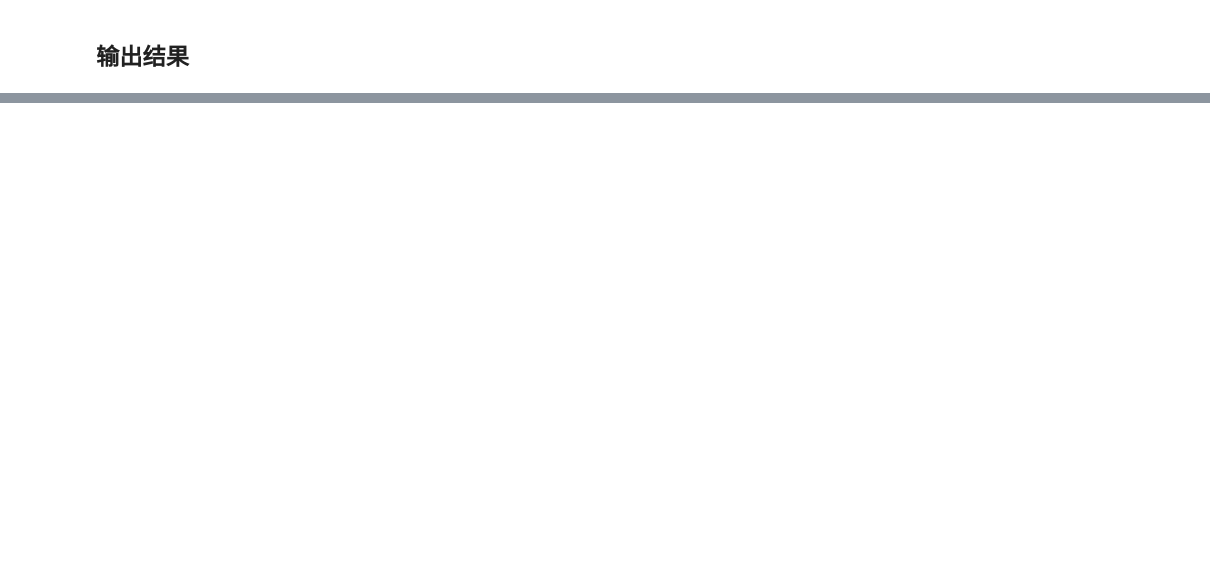
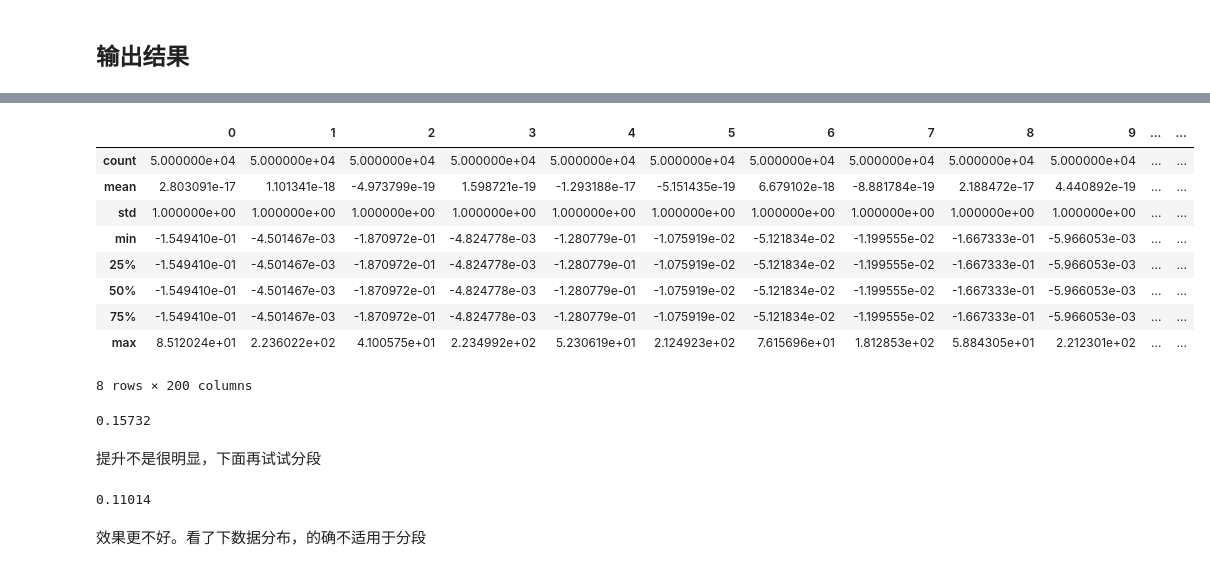
Before and after one commit to miangangzhen/YiGuanCompetition, a Jupyter notebook: Main.ipynb, the cells around one changed output, grey strips where cells are left out. Saved outputs shown, nothing was run; the diff lists cells and outputs as text; code cells hidden in the pictures; blank space fills up the shorter version.

```diff
--- a/Main.ipynb
+++ b/Main.ipynb
@@ -267,0 +303,25 @@ with open("result.csv", "w", encoding="utf-8") as f:
+# %%
+train_df[columns].describe()
+# %% [output]
+|  | 0 | 1 | 2 | 3 | 4 | 5 | 6 | 7 | 8 | 9 | ... | ... |
+| count | 5.000000e+04 | 5.000000e+04 | 5.000000e+04 | 5.000000e+04 | 5.000000e+04 | 5.000000e+04 | 5.000000e+04 | 5.000000e+04 | 5.000000e+04 | 5.000000e+04 | ... | ... |
+| mean | 2.803091e-17 | 1.101341e-18 | -4.973799e-19 | 1.598721e-19 | -1.293188e-17 | -5.151435e-19 | 6.679102e-18 | -8.881784e-19 | 2.188472e-17 | 4.440892e-19 | ... | ... |
+| std | 1.000000e+00 | 1.000000e+00 | 1.000000e+00 | 1.000000e+00 | 1.000000e+00 | 1.000000e+00 | 1.000000e+00 | 1.000000e+00 | 1.000000e+00 | 1.000000e+00 | ... | ... |
+| min | -1.549410e-01 | -4.501467e-03 | -1.870972e-01 | -4.824778e-03 | -1.280779e-01 | -1.075919e-02 | -5.121834e-02 | -1.199555e-02 | -1.667333e-01 | -5.966053e-03 | ... | ... |
+| 25% | -1.549410e-01 | -4.501467e-03 | -1.870972e-01 | -4.824778e-03 | -1.280779e-01 | -1.075919e-02 | -5.121834e-02 | -1.199555e-02 | -1.667333e-01 | -5.966053e-03 | ... | ... |
+| 50% | -1.549410e-01 | -4.501467e-03 | -1.870972e-01 | -4.824778e-03 | -1.280779e-01 | -1.075919e-02 | -5.121834e-02 | -1.199555e-02 | -1.667333e-01 | -5.966053e-03 | ... | ... |
+| 75% | -1.549410e-01 | -4.501467e-03 | -1.870972e-01 | -4.824778e-03 | -1.280779e-01 | -1.075919e-02 | -5.121834e-02 | -1.199555e-02 | -1.667333e-01 | -5.966053e-03 | ... | ... |
+| max | 8.512024e+01 | 2.236022e+02 | 4.100575e+01 | 2.234992e+02 | 5.230619e+01 | 2.124923e+02 | 7.615696e+01 | 1.812853e+02 | 5.884305e+01 | 2.212301e+02 | ... | ... |
+8 rows × 200 columns
+# %%
+y_gender = train_df["gender"]
+y_age = train_df["age"]
+train_df.drop(["gender", "age"], axis=1,inplace=True)
+
+svc_age_model = LinearSVC()
+svc_age_model.fit(train_df, y_age)
+svc_age_model.score(train_df, y_age)
+# %% [output]
+0.15732
+# %% [markdown]
+提升不是很明显，下面再试试分段
@@ -267,0 +332,12 @@ with open("result.csv", "w", encoding="utf-8") as f:
+# %%
+y_gender = train_df["gender"]
+y_age = train_df["age"]
+train_df.drop(["gender", "age"], axis=1,inplace=True)
+
+svc_age_model = LinearSVC()
+svc_age_model.fit(train_df, y_age)
+svc_age_model.score(train_df, y_age)
+# %% [output]
+0.11014
+# %% [markdown]
+效果更不好。看了下数据分布，的确不适用于分段
```
Also changed, not shown: parts of 17 cells of this notebook.
